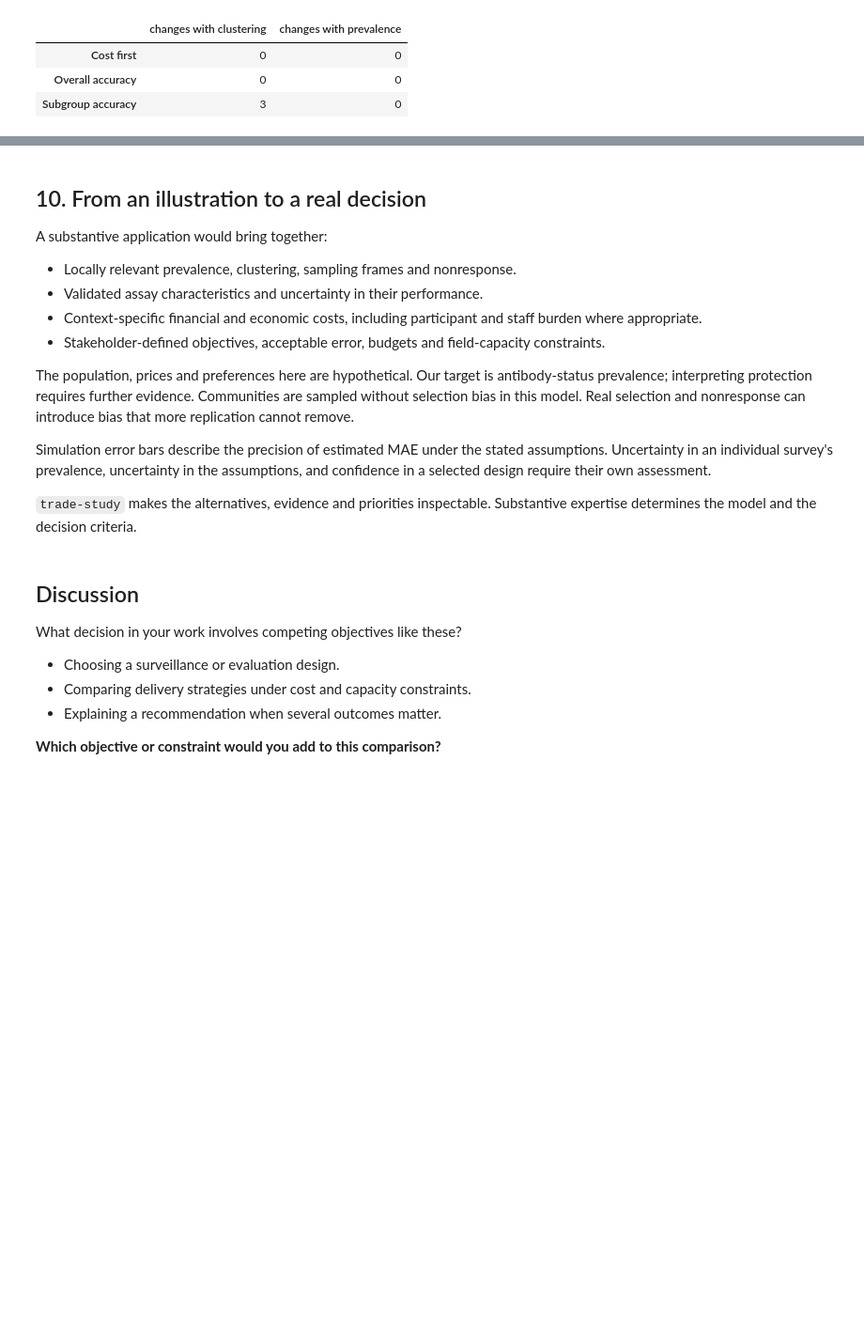
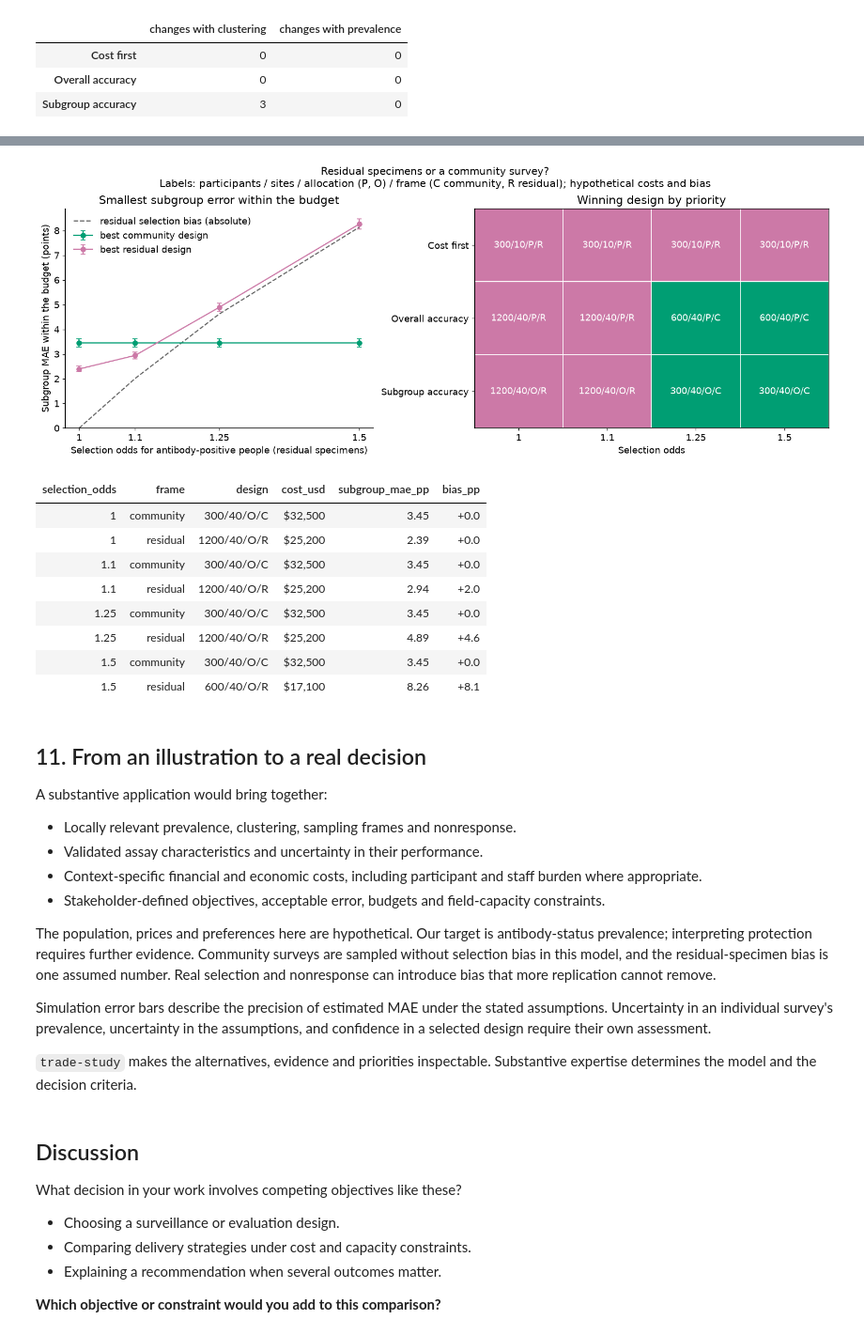
Before and after one commit to jcm-sci/trade-study, a Jupyter notebook: examples/serosurvey_study.ipynb, the cells around one changed output, grey strips where cells are left out. Shown at 94% size. Cells and saved outputs as stored; diff of their text form; code cells hidden in the pictures; blank space fills up the shorter version.

```diff
--- a/examples/serosurvey_study.ipynb
+++ b/examples/serosurvey_study.ipynb
@@ -619,5 +645,36 @@ Winner changes between neighboring contexts (of 6)
+# %%
+frame_bundle = load_result_bundle(frames.BUNDLE_DIR)
+frame_rows = frames.recommendations(frame_bundle.results)
+best_rows = frames.best_by_frame(frame_bundle.results)
+fig = frames.plot_frames(best_rows, frame_rows)
+show(fig)
+plt.close(fig)
+show(
+    pd
+    .DataFrame(best_rows)[
+        ["selection_odds", "frame", "design", "cost_usd", "subgroup_mae_pp", "bias_pp"]
+    ]
+    .style.hide(axis="index")
+    .format({
+        "selection_odds": "{:g}",
+        "cost_usd": "${:,.0f}",
+        "subgroup_mae_pp": "{:.2f}",
+        "bias_pp": "{:+.1f}",
+    })
+)
+# %% [output]
+[figure, added]
+| selection_odds | frame | design | cost_usd | subgroup_mae_pp | bias_pp |
+| 1 | community | 300/40/O/C | $32,500 | 3.45 | +0.0 |
+| 1 | residual | 1200/40/O/R | $25,200 | 2.39 | +0.0 |
+| 1.1 | community | 300/40/O/C | $32,500 | 3.45 | +0.0 |
+| 1.1 | residual | 1200/40/O/R | $25,200 | 2.94 | +2.0 |
+| 1.25 | community | 300/40/O/C | $32,500 | 3.45 | +0.0 |
+| 1.25 | residual | 1200/40/O/R | $25,200 | 4.89 | +4.6 |
+| 1.5 | community | 300/40/O/C | $32,500 | 3.45 | +0.0 |
+| 1.5 | residual | 600/40/O/R | $17,100 | 8.26 | +8.1 |
 # %% [markdown]
-## 10. From an illustration to a real decision
+## 11. From an illustration to a real decision
 
 A substantive application would bring together:
 
@@ -630,9 +687,9 @@ A substantive application would bring together:
 
 The population, prices and preferences here are hypothetical. Our target
 is antibody-status prevalence; interpreting protection requires further
-evidence. Communities are sampled without selection bias in this model.
-Real selection and nonresponse can introduce bias that more replication
-cannot remove.
+evidence. Community surveys are sampled without selection bias in this
+model, and the residual-specimen bias is one assumed number. Real selection
+and nonresponse can introduce bias that more replication cannot remove.
 
 Simulation error bars describe the precision of estimated MAE under the
 stated assumptions. Uncertainty in an individual survey's prevalence,
```
Also changed, not shown: parts of 4 cells of this notebook, 10 other files.
